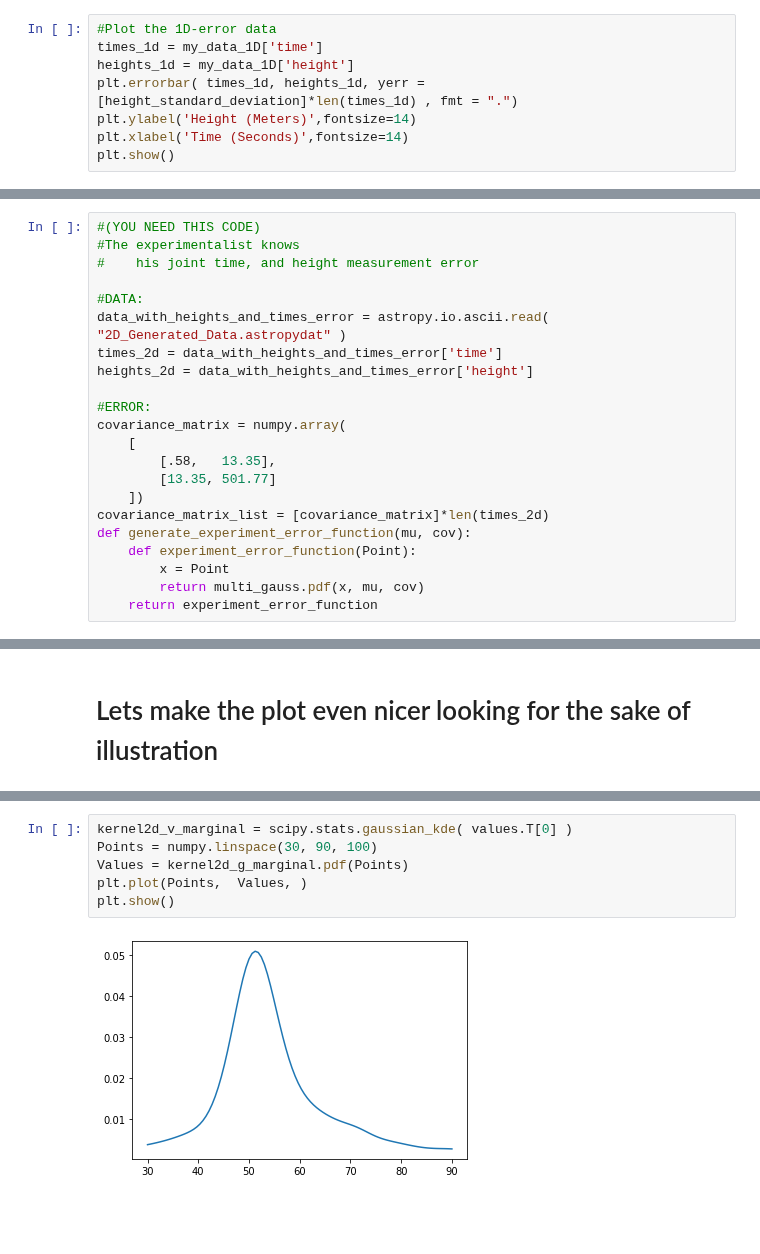
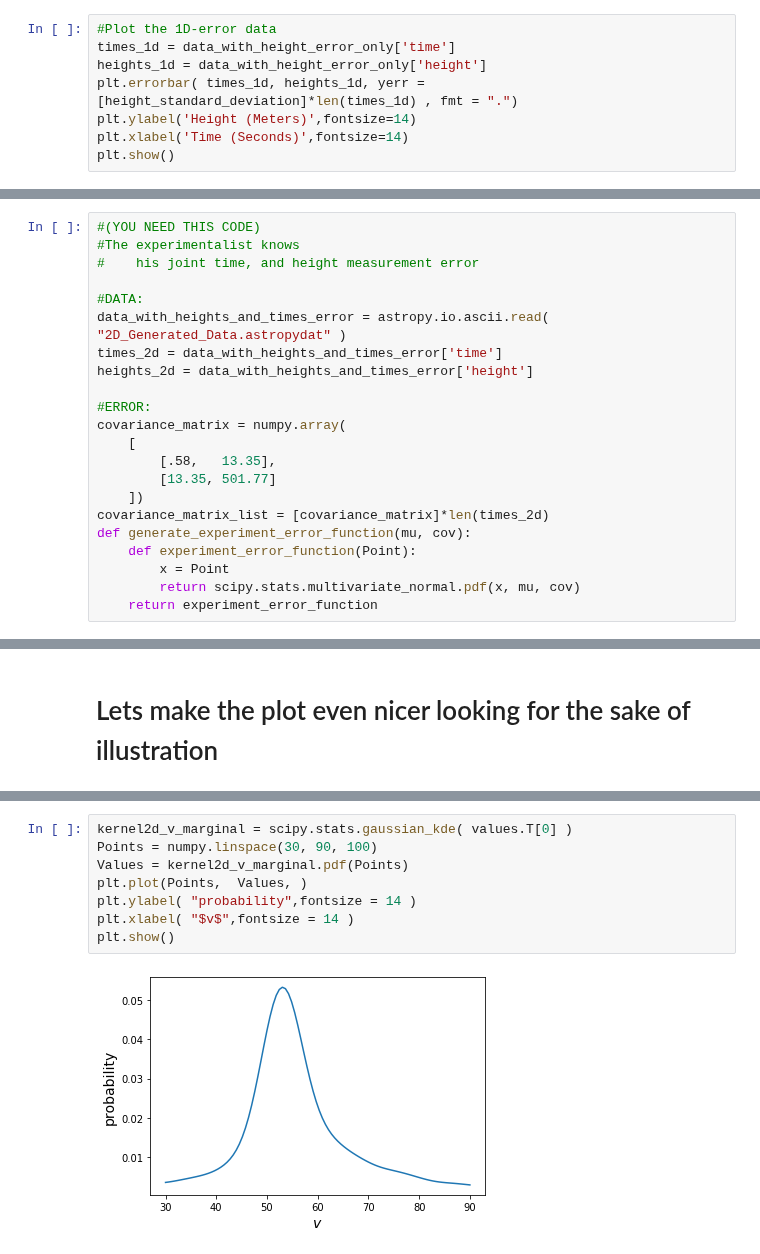
Before and after one commit to jpierel14/USC_PythonCourse_2019, a Jupyter notebook: Day_4/day_4_student_completed_workbook_likelihood_analysis.ipynb, the cells around one changed output, grey strips where cells are left out. Cells and saved outputs as stored; diff of their text form; blank space fills up the shorter version.

Commit message:
finished first draft of simple probability workbook

```diff
--- a/Day_4/data_4_student_completed_workbook_likelihood_analysis.ipynb
+++ b/Day_4/day_4_student_completed_workbook_likelihood_analysis.ipynb
@@ -38,8 +41,8 @@ Text(0.5, 1.0, 'Probability Density Result of Measuring Zero')
 [figure]
 # %%
 #Plot the 1D-error data
-times_1d = my_data_1D['time']
-heights_1d = my_data_1D['height']
+times_1d = data_with_height_error_only['time']
+heights_1d = data_with_height_error_only['height']
 plt.errorbar( times_1d, heights_1d, yerr = [height_standard_deviation]*len(times_1d) , fmt = ".")
 plt.ylabel('Height (Meters)',fontsize=14)
 plt.xlabel('Time (Seconds)',fontsize=14)
@@ -68,7 +71,7 @@ covariance_matrix_list = [covariance_matrix]*len(times_2d)
 def generate_experiment_error_function(mu, cov):
     def experiment_error_function(Point):
         x = Point
-        return multi_gauss.pdf(x, mu, cov)
+        return scipy.stats.multivariate_normal.pdf(x, mu, cov)
     return experiment_error_function
 # %%
 #PLOTS (YOU DONT NEED THIS CODE)
@@ -452,11 +455,13 @@ Z.shape (100, 100)
 # %%
 kernel2d_v_marginal = scipy.stats.gaussian_kde( values.T[0] )
 Points = numpy.linspace(30, 90, 100)
-Values = kernel2d_g_marginal.pdf(Points)
+Values = kernel2d_v_marginal.pdf(Points)
 plt.plot(Points,  Values, )
+plt.ylabel( "probability",fontsize = 14 )
+plt.xlabel( "$v$",fontsize = 14 )
 plt.show()
 # %% [output]
-[figure, old version]
+[figure, new version]
 # %%
 kernel2d_g_marginal = scipy.stats.gaussian_kde( values.T[1] )
 Points = numpy.linspace(0, 20, 100)
```
Also changed, not shown: parts of 12 cells of this notebook, 3 other files.
